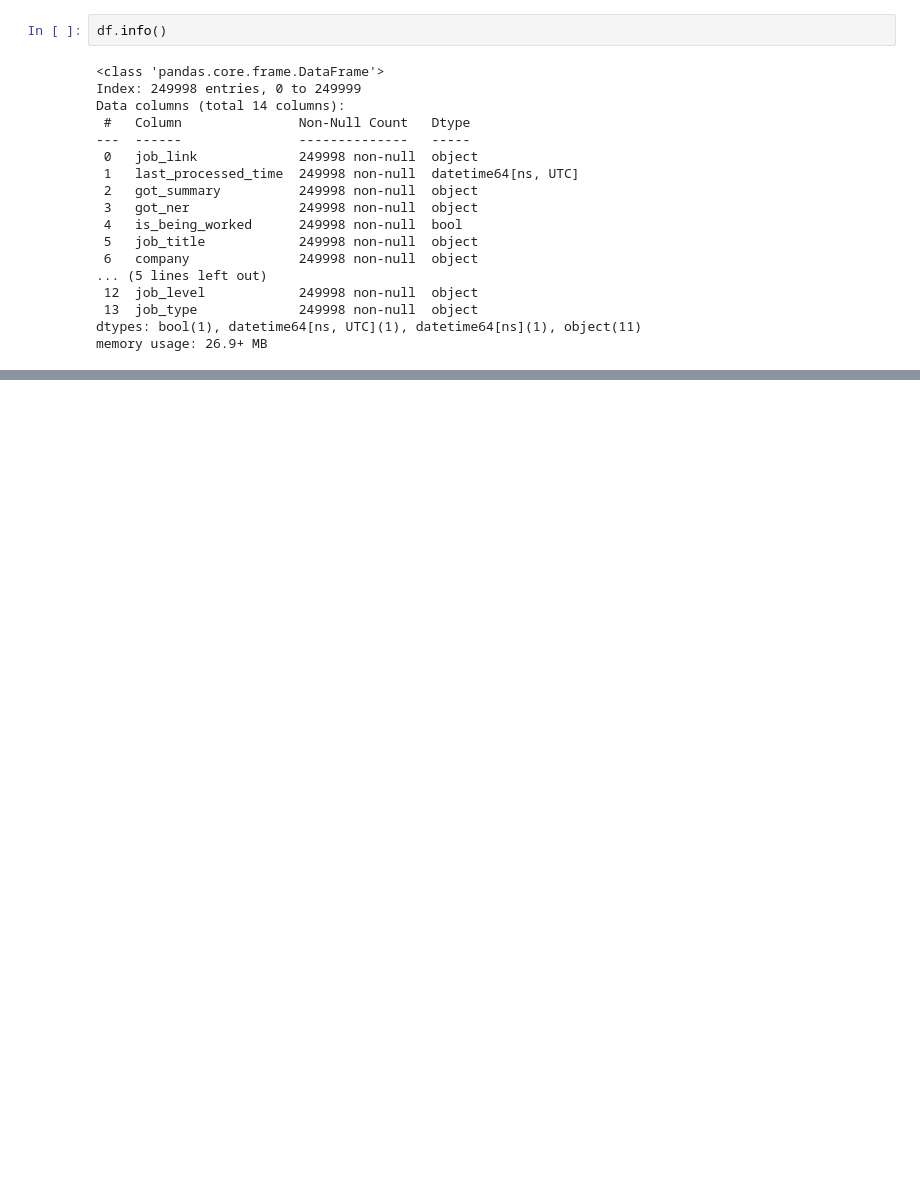
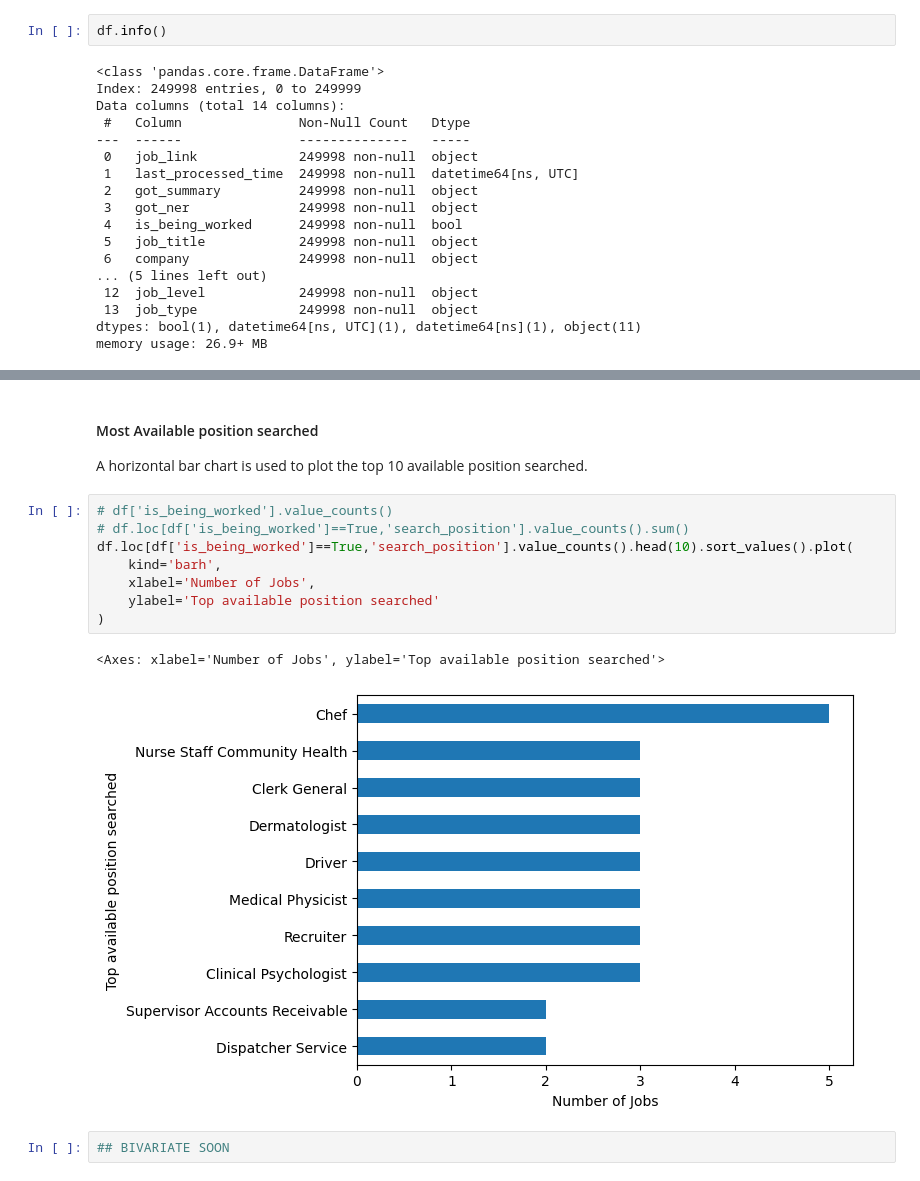
Before and after one commit to YaserKhy/Data-Analysis-Project-T5, a Jupyter notebook: Data Analysis Project.ipynb, the cells around one changed output, grey strips where cells are left out. Saved outputs shown, nothing was run; the diff lists cells and outputs as text; blank space fills up the shorter version.

```diff
--- a/Data Analysis Project.ipynb
+++ b/Data Analysis Project.ipynb
@@ -298,0 +338,16 @@ memory usage: 26.9+ MB
+# %% [markdown]
+#### Most Available position searched
+A horizontal bar chart is used to plot the top 10 available position searched.
+# %%
+# df['is_being_worked'].value_counts()
+# df.loc[df['is_being_worked']==True,'search_position'].value_counts().sum()
+df.loc[df['is_being_worked']==True,'search_position'].value_counts().head(10).sort_values().plot(
+    kind='barh',
+    xlabel='Number of Jobs',
+    ylabel='Top available position searched'
+)
+# %% [output]
+<Axes: xlabel='Number of Jobs', ylabel='Top available position searched'>
+[figure, added]
+# %%
+## BIVARIATE SOON
```
Also changed, not shown: parts of 12 cells of this notebook.
